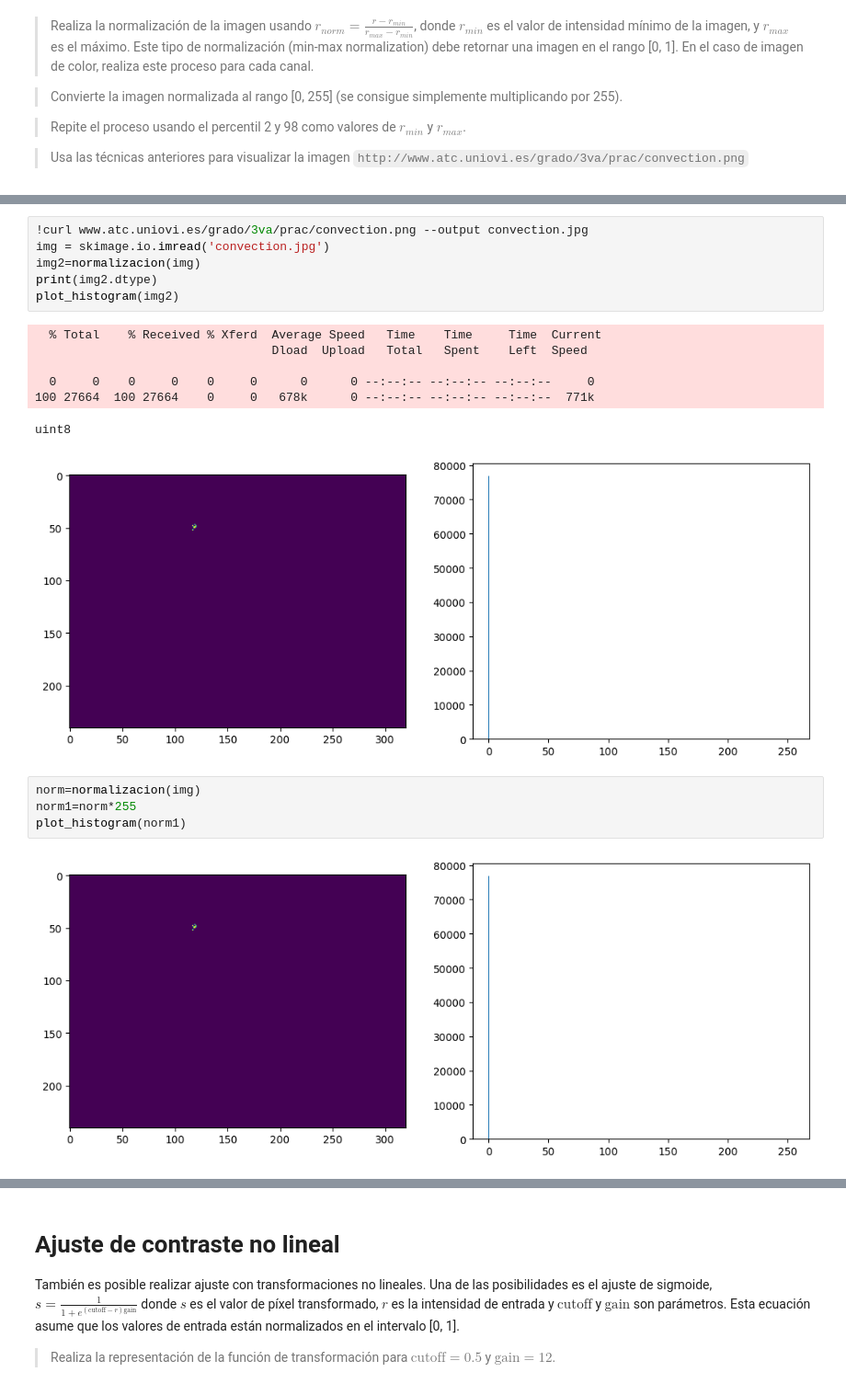
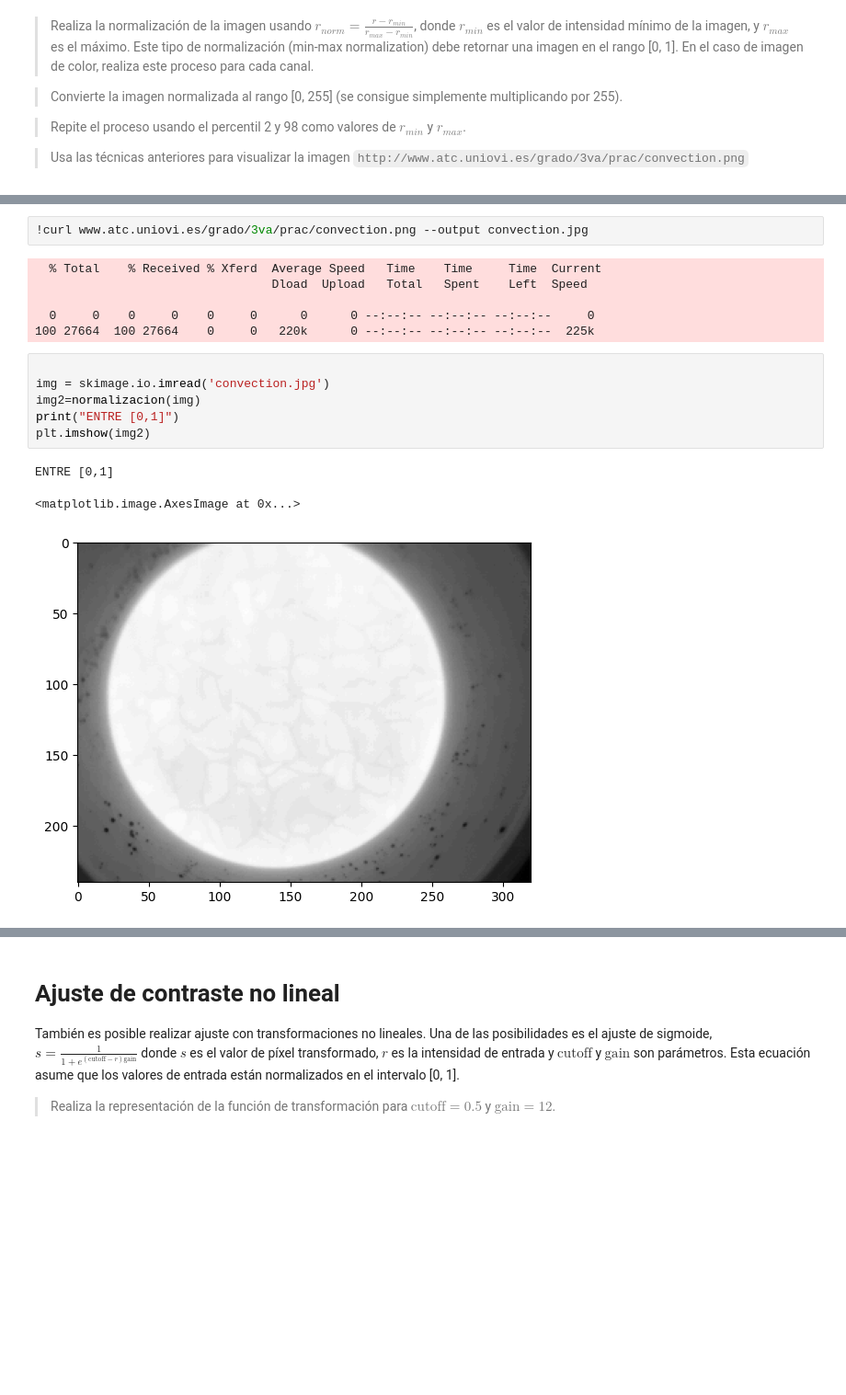
Before and after one commit to revekkadiana/Visi-n_Artificial, a Jupyter notebook: Prac03-Brillo.ipynb, the cells around one changed output, grey strips where cells are left out. Shown at 92% size. Cells and saved outputs as stored; diff of their text form; blank space fills up the shorter version.

```diff
--- a/Prac03-Brillo.ipynb
+++ b/Prac03-Brillo.ipynb
@@ -140,20 +157,18 @@ def normalizacion(img):
 # %%
 !curl www.atc.uniovi.es/grado/3va/prac/convection.png --output convection.jpg
-img = skimage.io.imread('convection.jpg')
-img2=normalizacion(img)
-print(img2.dtype)
-plot_histogram(img2)
 # %% [output]
   % Total    % Received % Xferd  Average Speed   Time    Time     Time  Current
                                  Dload  Upload   Total   Spent    Left  Speed
 
   0     0    0     0    0     0      0      0 --:--:-- --:--:-- --:--:--     0
-100 27664  100 27664    0     0   678k      0 --:--:-- --:--:-- --:--:--  771k
+100 27664  100 27664    0     0   220k      0 --:--:-- --:--:-- --:--:--  225k
-uint8
-[figure, removed]
-# %%
-norm=normalizacion(img)
-norm1=norm*255
-plot_histogram(norm1)
-# %% [output]
-[figure, removed]
+# %%
+
+img = skimage.io.imread('convection.jpg')
+img2=normalizacion(img)
+print("ENTRE [0,1]")
+plt.imshow(img2)
+# %% [output]
+ENTRE [0,1]
+<matplotlib.image.AxesImage at 0x...>
+[figure, added]
```
Also changed, not shown: parts of 5 cells of this notebook, 1 other file.
